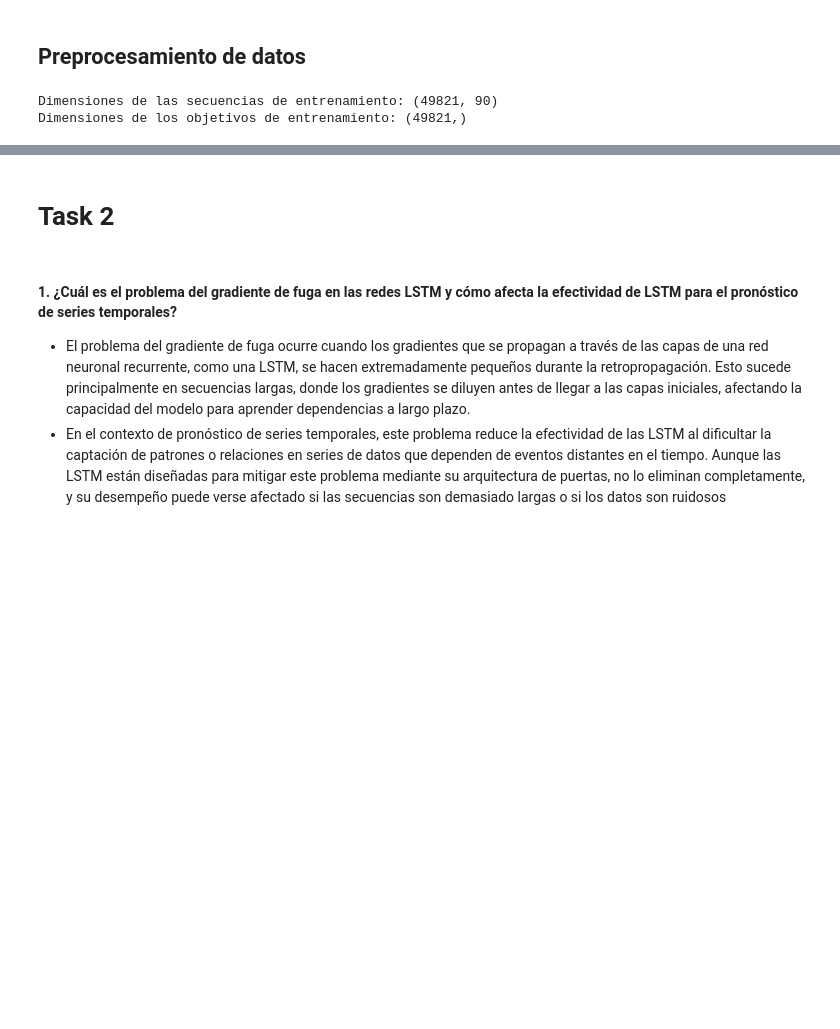
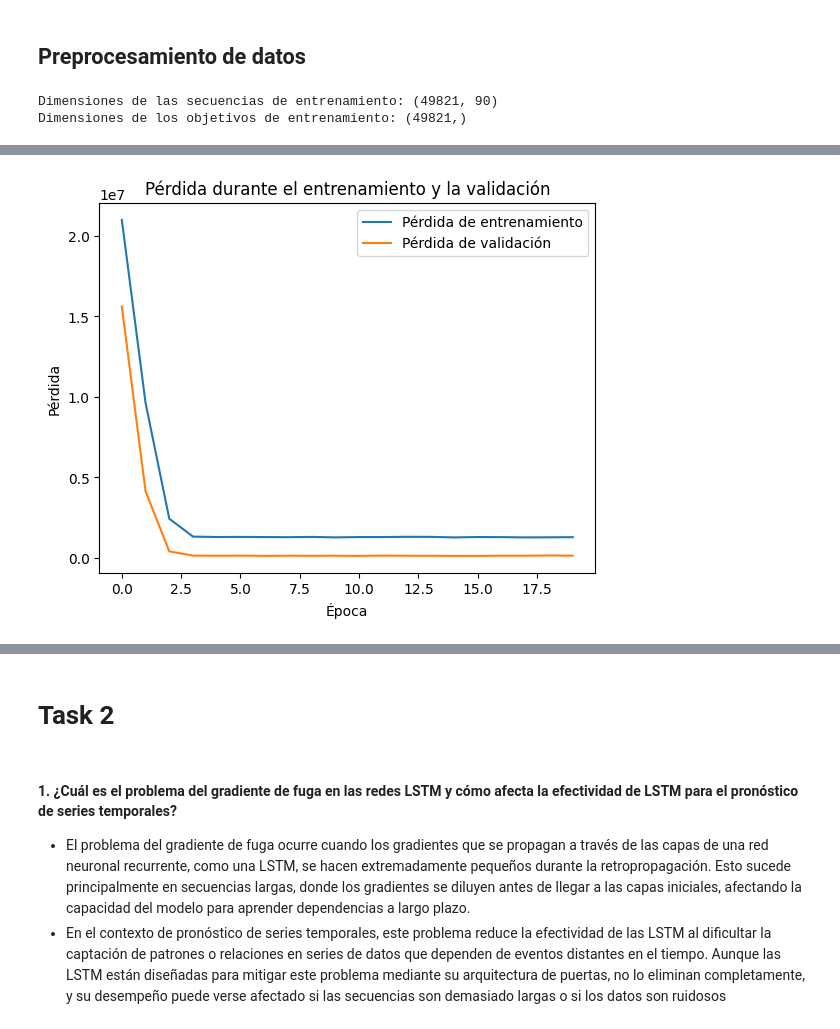
Before and after one commit to FerEsq/DL-TimeSeries-Analysis, a Jupyter notebook: Analysis.ipynb, the cells around one changed output, grey strips where cells are left out. Drawn from its saved outputs; the diff is of its cells as text; code cells hidden in the pictures; blank space fills up the shorter version.

Commit message:
GRU & LSTM

```diff
--- a/Analysis.ipynb
+++ b/Analysis.ipynb
@@ -88,3 +93,6 @@ print("Dimensiones de los objetivos de entrenamiento:", train_targets.shape)
 # %% [output]
 Dimensiones de las secuencias de entrenamiento: (49821, 90)
 Dimensiones de los objetivos de entrenamiento: (49821,)
+# %%
+# Redimensionar las secuencias para que tengan la forma [muestras, pasos de tiempo, características]
+train_sequences = train_sequences.reshape((train_sequences.shape[0], train_sequences.shape[1], 1))
@@ -90,0 +101,16 @@ Dimensiones de los objetivos de entrenamiento: (49821,)
+# %%
+# Modelo LSTM
+model = tf.keras.Sequential([
+    tf.keras.layers.LSTM(64, return_sequences=True, input_shape=(window_size, 1)),
+    tf.keras.layers.Dropout(0.3),
+    tf.keras.layers.LSTM(32),
+    tf.keras.layers.Dense(16, activation='relu'),
+    tf.keras.layers.Dropout(0.3),
+    tf.keras.layers.Dense(1)
+])
+
+# Compilar el modelo
+model.compile(optimizer='adam', loss='mse')
+
+# Resumen del modelo
+model.summary()
@@ -90,0 +137,3 @@ Dimensiones de los objetivos de entrenamiento: (49821,)
+# %%
+#train
+history = model.fit(train_sequences, train_targets, epochs=20, batch_size=32, validation_split=0.2)
@@ -90,0 +177,10 @@ Dimensiones de los objetivos de entrenamiento: (49821,)
+# %%
+plt.plot(history.history['loss'], label='Pérdida de entrenamiento')
+plt.plot(history.history['val_loss'], label='Pérdida de validación')
+plt.title('Pérdida durante el entrenamiento y la validación')
+plt.xlabel('Época')
+plt.ylabel('Pérdida')
+plt.legend()
+plt.show()
+# %% [output]
+[figure, added]
```
Also changed, not shown: parts of 18 cells of this notebook, 2 other files.
